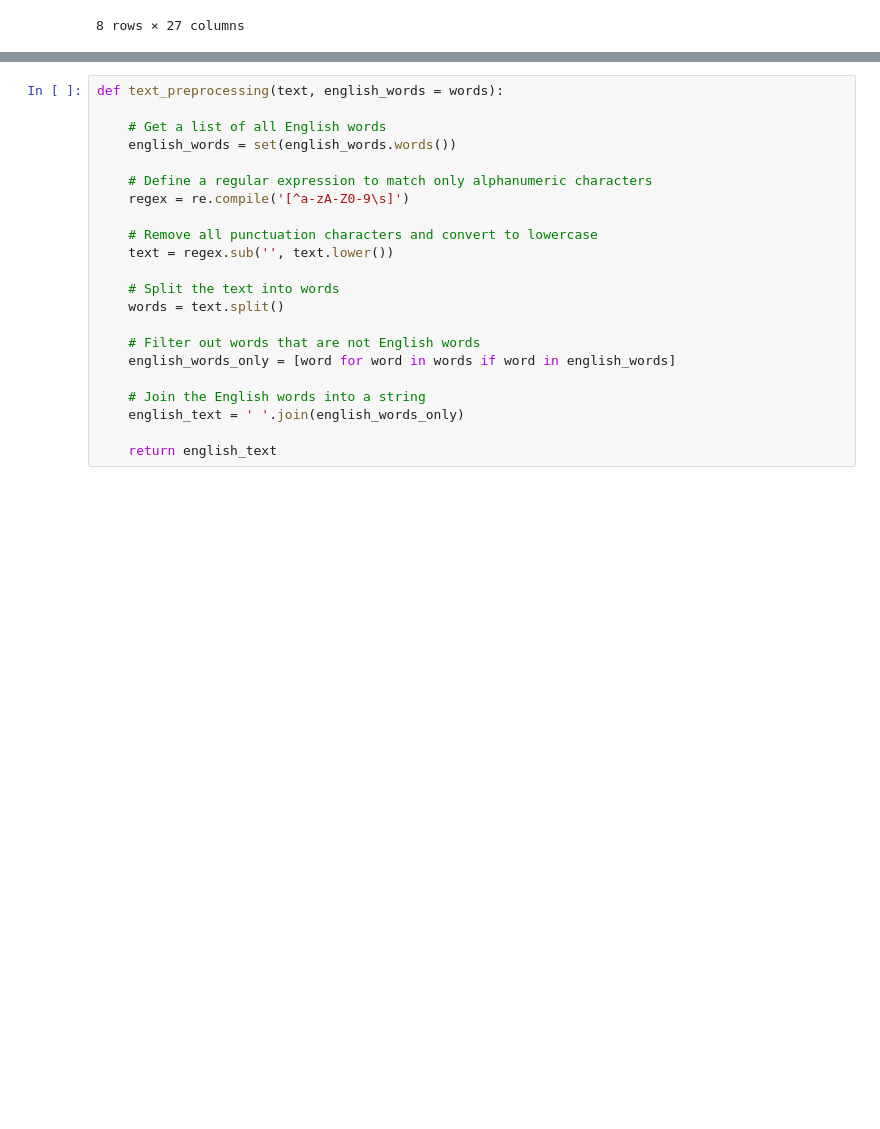
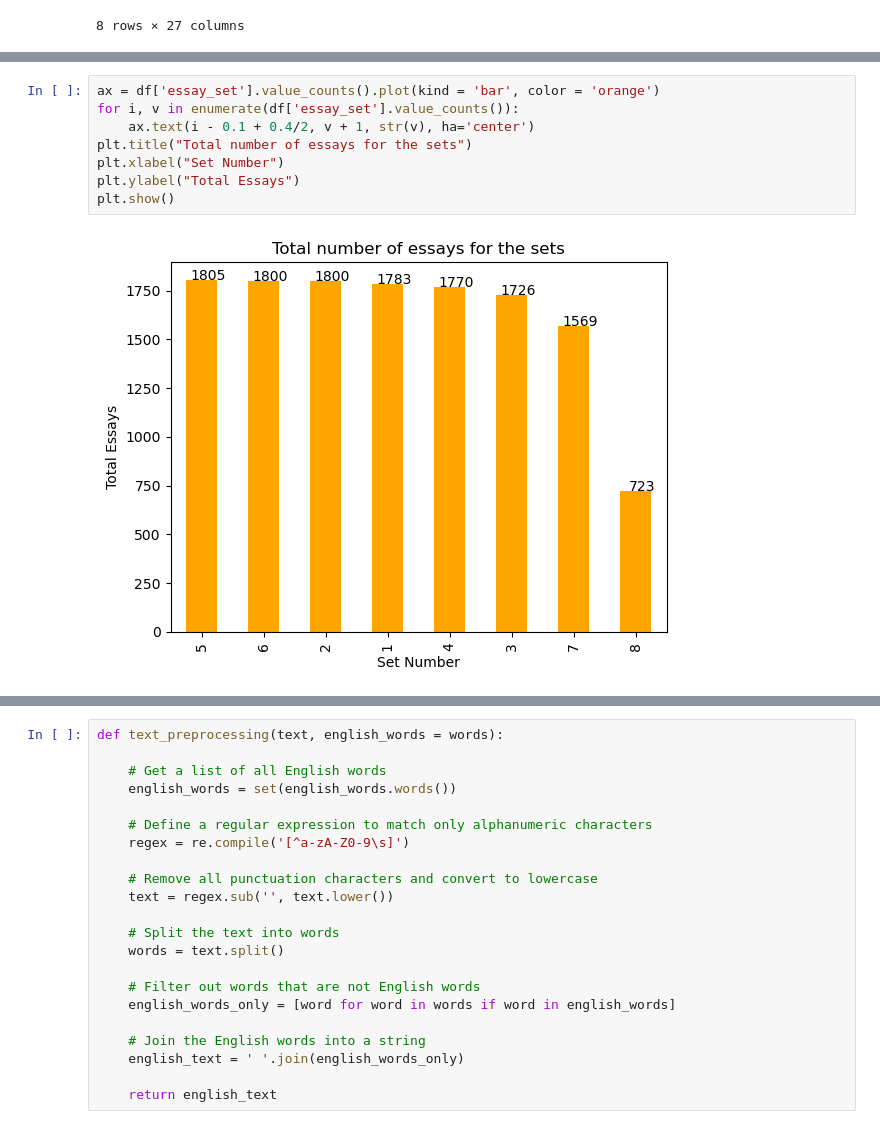
Before and after one commit to suhasmaddali/English-Language-Learning-Prediction-with-AI-and-Machine-Learning, a Jupyter notebook: Exploratory Data Analysis (EDA).ipynb, the cells around one changed output, grey strips where cells are left out. Drawn from its saved outputs; the diff is of its cells as text; blank space fills up the shorter version.

```diff
--- a/Exploratory Data Analysis (EDA).ipynb
+++ b/Exploratory Data Analysis (EDA).ipynb
@@ -159,0 +103,10 @@ plt.show()
+# %%
+ax = df['essay_set'].value_counts().plot(kind = 'bar', color = 'orange')
+for i, v in enumerate(df['essay_set'].value_counts()):
+    ax.text(i - 0.1 + 0.4/2, v + 1, str(v), ha='center')
+plt.title("Total number of essays for the sets")
+plt.xlabel("Set Number")
+plt.ylabel("Total Essays")
+plt.show()
+# %% [output]
+[figure, added]
```
Also changed, not shown: parts of 32 cells of this notebook.
